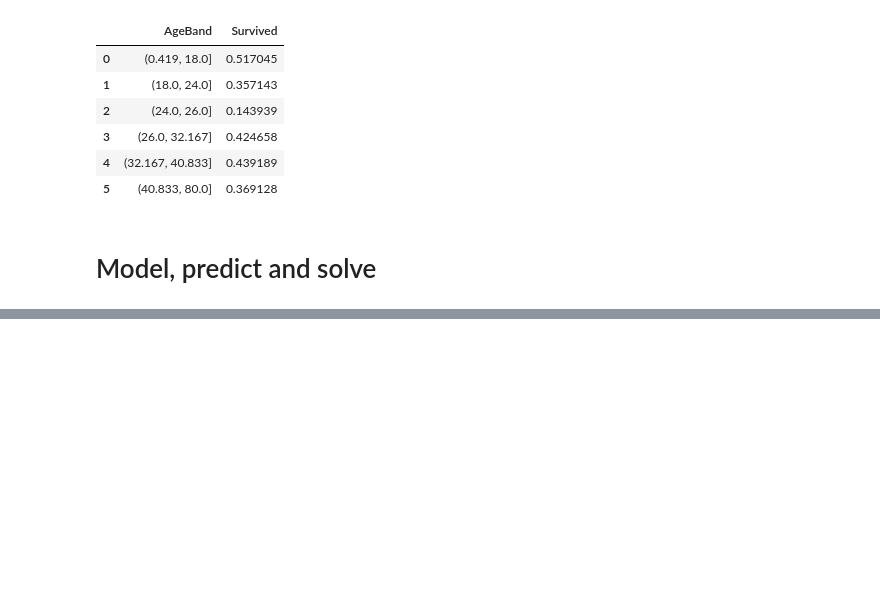
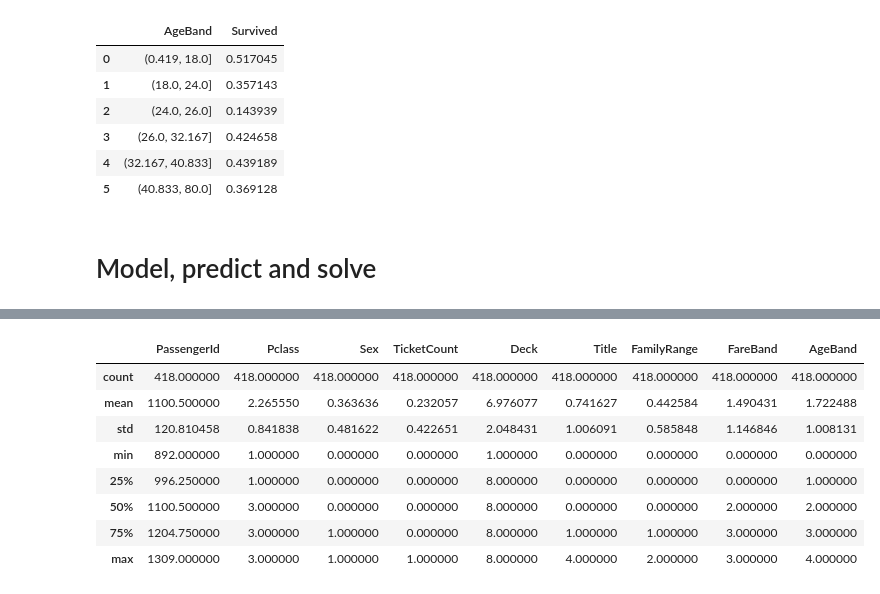
Before and after one commit to ettoreferranti/Titanic-notebook, a Jupyter notebook: Titanic.ipynb, the cells around one changed output, grey strips where cells are left out. Saved outputs shown, nothing was run; the diff lists cells and outputs as text; code cells hidden in the pictures; blank space fills up the shorter version.

```diff
--- a/Titanic.ipynb
+++ b/Titanic.ipynb
@@ -378,0 +387,12 @@ accuracy.sort_values(by='Score', ascending=False)
+# %%
+test_df.describe()
+# %% [output]
+|  | PassengerId | Pclass | Sex | TicketCount | Deck | Title | FamilyRange | FareBand | AgeBand |
+| count | 418.000000 | 418.000000 | 418.000000 | 418.000000 | 418.000000 | 418.000000 | 418.000000 | 418.000000 | 418.000000 |
+| mean | 1100.500000 | 2.265550 | 0.363636 | 0.232057 | 6.976077 | 0.741627 | 0.442584 | 1.490431 | 1.722488 |
+| std | 120.810458 | 0.841838 | 0.481622 | 0.422651 | 2.048431 | 1.006091 | 0.585848 | 1.146846 | 1.008131 |
+| min | 892.000000 | 1.000000 | 0.000000 | 0.000000 | 1.000000 | 0.000000 | 0.000000 | 0.000000 | 0.000000 |
+| 25% | 996.250000 | 1.000000 | 0.000000 | 0.000000 | 8.000000 | 0.000000 | 0.000000 | 0.000000 | 1.000000 |
+| 50% | 1100.500000 | 3.000000 | 0.000000 | 0.000000 | 8.000000 | 0.000000 | 0.000000 | 2.000000 | 2.000000 |
+| 75% | 1204.750000 | 3.000000 | 1.000000 | 0.000000 | 8.000000 | 1.000000 | 1.000000 | 3.000000 | 3.000000 |
+| max | 1309.000000 | 3.000000 | 1.000000 | 1.000000 | 8.000000 | 4.000000 | 2.000000 | 3.000000 | 4.000000 |
```
Also changed, not shown: parts of 10 cells of this notebook.
